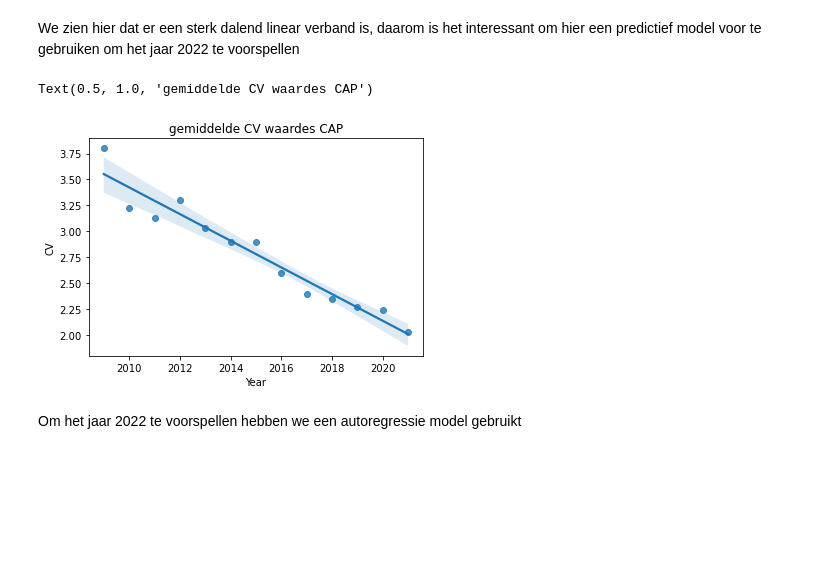
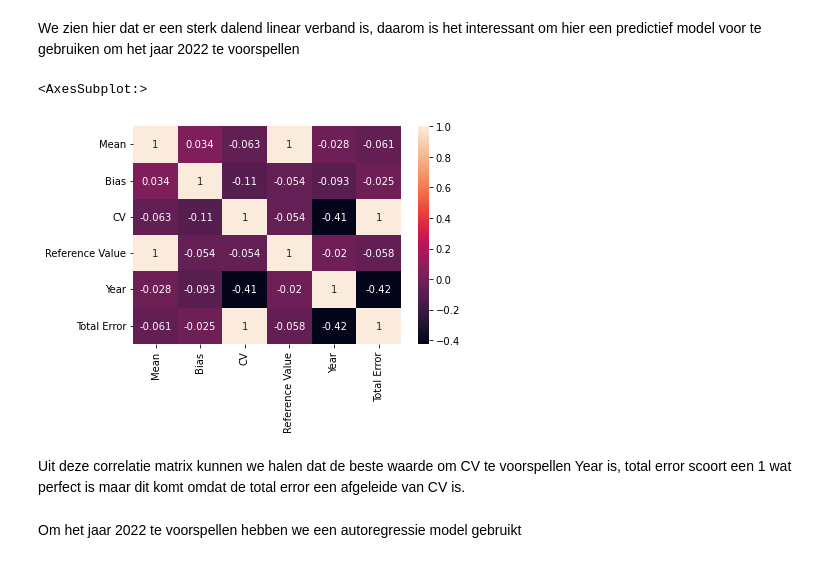
Before and after one commit to DSa-HbA1c/Predictions, a Jupyter notebook: Data visualisatie Corné.ipynb, the cells around one changed output. Cells and saved outputs as stored; diff of their text form; code cells hidden in the pictures; blank space fills up the shorter version.

```diff
--- a/Data visualisatie Corné.ipynb
+++ b/Data visualisatie Corné.ipynb
@@ -203,10 +209,12 @@ Regressie plot van alle CV waardes gemiddeld per jaar van de CAP data
 # %% [markdown]
 We zien hier dat er een sterk dalend linear verband is, daarom is het interessant om hier een predictief model voor te gebruiken om het jaar 2022 te voorspellen
-# %%
-sns.regplot(data=df_CAP_all, x = 'Year', y = 'CV').set_title('gemiddelde CV waardes CAP')
-# %% [output]
-Text(0.5, 1.0, 'gemiddelde CV waardes CAP')
-[figure, removed]
+# %%
+sns.heatmap(df_CAP_prep.corr(), annot=True)
+# %% [output]
+<AxesSubplot:>
+[figure, added]
+# %% [markdown]
+Uit deze correlatie matrix kunnen we halen dat de beste waarde om CV te voorspellen Year is, total error scoort een 1 wat perfect is maar dit komt omdat de total error een afgeleide van CV is.
 # %% [markdown]
 Om het jaar 2022 te voorspellen hebben we een autoregressie model gebruikt
 # %% [markdown]
```
Also changed, not shown: parts of 14 cells of this notebook.
